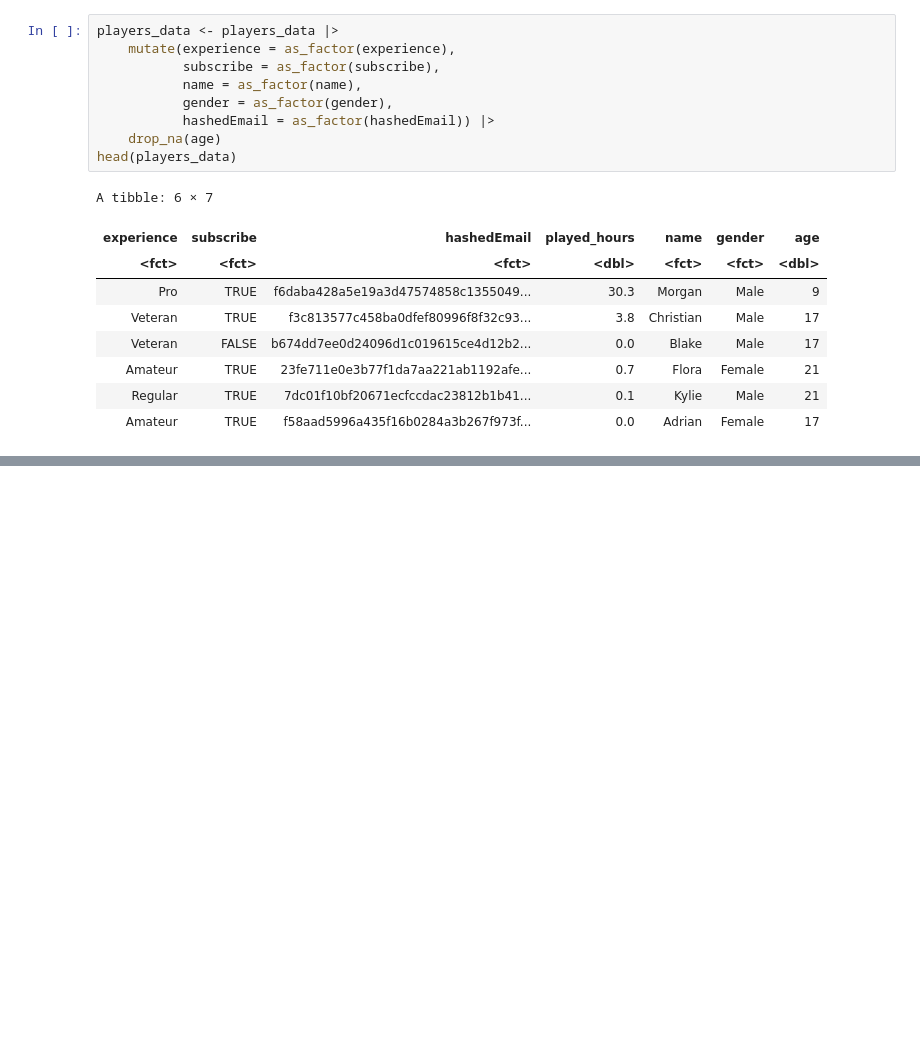
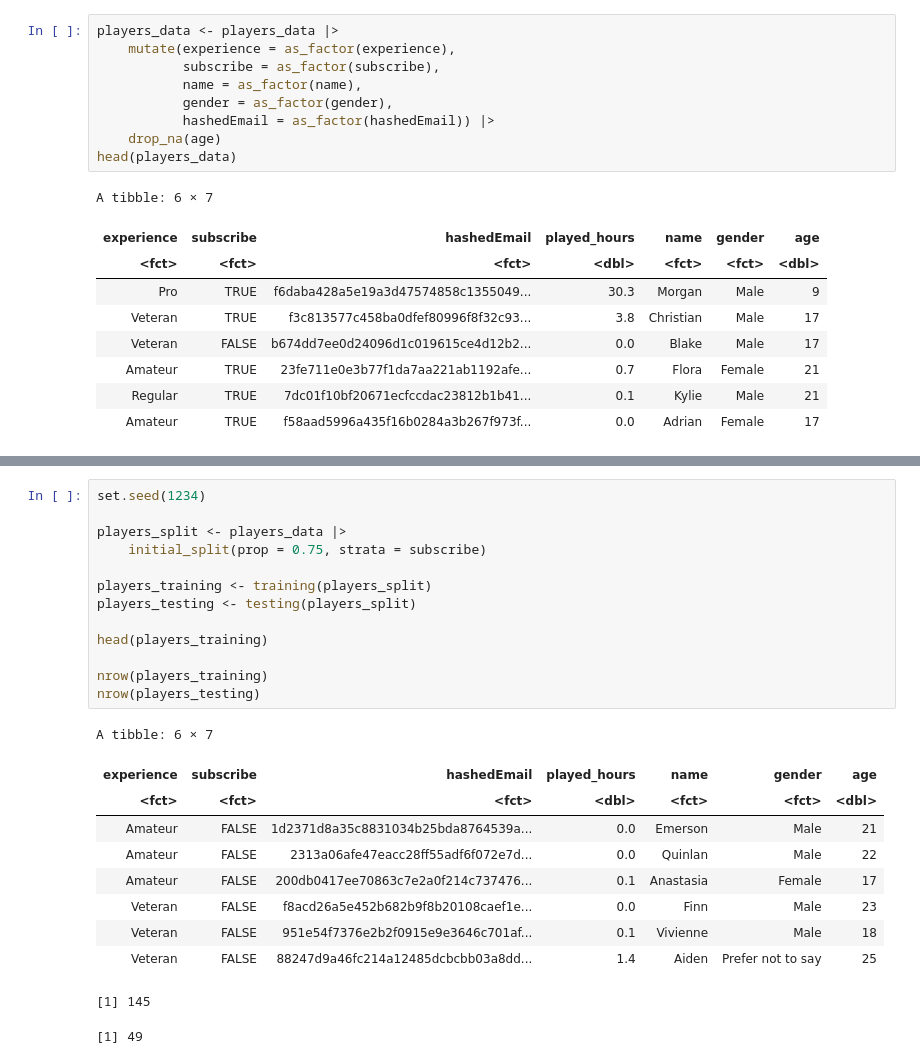
Before and after one commit to sophiaymeng/dsci_100_008_7_minecraft, a Jupyter notebook: Project.ipynb, the cells around one changed output, grey strips where cells are left out. Cells and saved outputs as stored; diff of their text form; blank space fills up the shorter version.

```diff
--- a/Project.ipynb
+++ b/Project.ipynb
@@ -125,0 +167,25 @@ A tibble: 6 × 7
+# %%
+set.seed(1234)
+
+players_split <- players_data |>
+    initial_split(prop = 0.75, strata = subscribe)
+
+players_training <- training(players_split)
+players_testing <- testing(players_split)
+
+head(players_training)
+
+nrow(players_training)
+nrow(players_testing)
+# %% [output]
+A tibble: 6 × 7
+| experience | subscribe | hashedEmail | played_hours | name | gender | age |
+| <fct> | <fct> | <fct> | <dbl> | <fct> | <fct> | <dbl> |
+| Amateur | FALSE | 1d2371d8a35c8831034b25bda8764539a... | 0.0 | Emerson | Male | 21 |
+| Amateur | FALSE | 2313a06afe47eacc28ff55adf6f072e7d... | 0.0 | Quinlan | Male | 22 |
+| Amateur | FALSE | 200db0417ee70863c7e2a0f214c737476... | 0.1 | Anastasia | Female | 17 |
+| Veteran | FALSE | f8acd26a5e452b682b9f8b20108caef1e... | 0.0 | Finn | Male | 23 |
+| Veteran | FALSE | 951e54f7376e2b2f0915e9e3646c701af... | 0.1 | Vivienne | Male | 18 |
+| Veteran | FALSE | 88247d9a46fc214a12485dcbcbb03a8dd... | 1.4 | Aiden | Prefer not to say | 25 |
+[1] 145
+[1] 49
```
Also changed, not shown: parts of 17 cells of this notebook.
